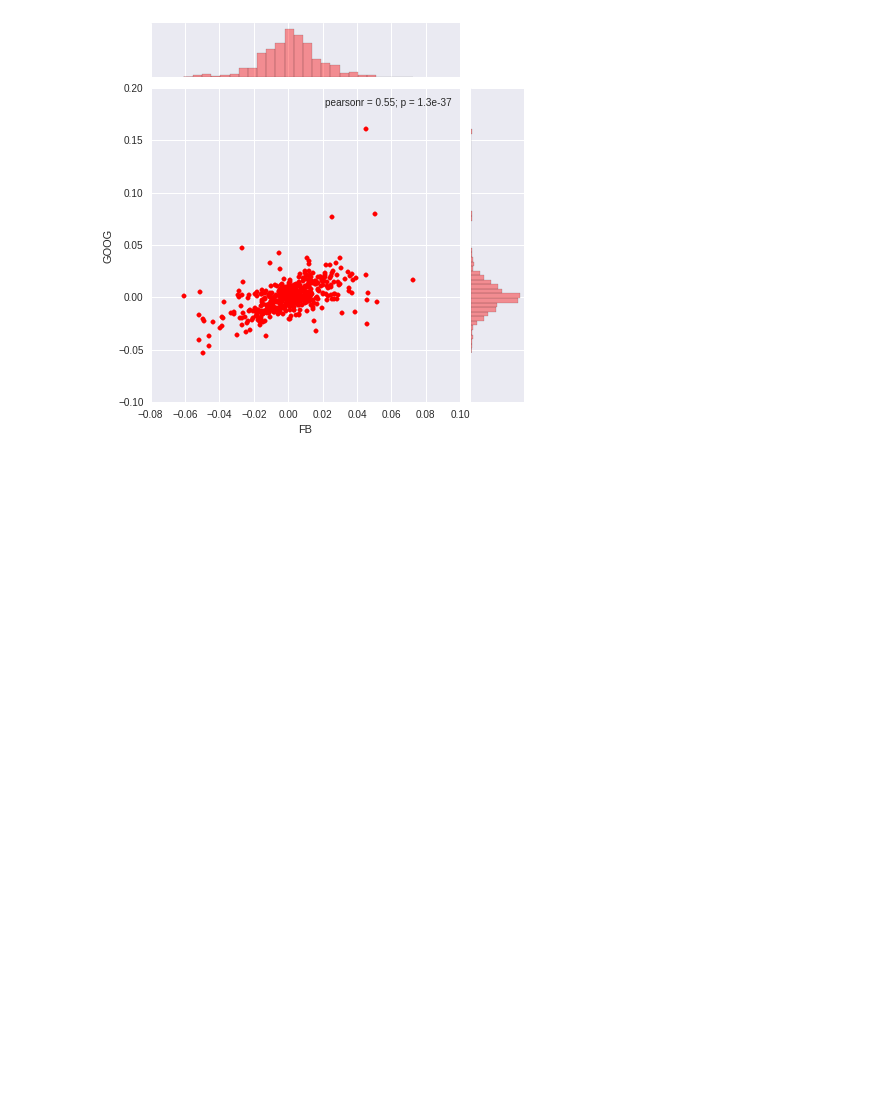
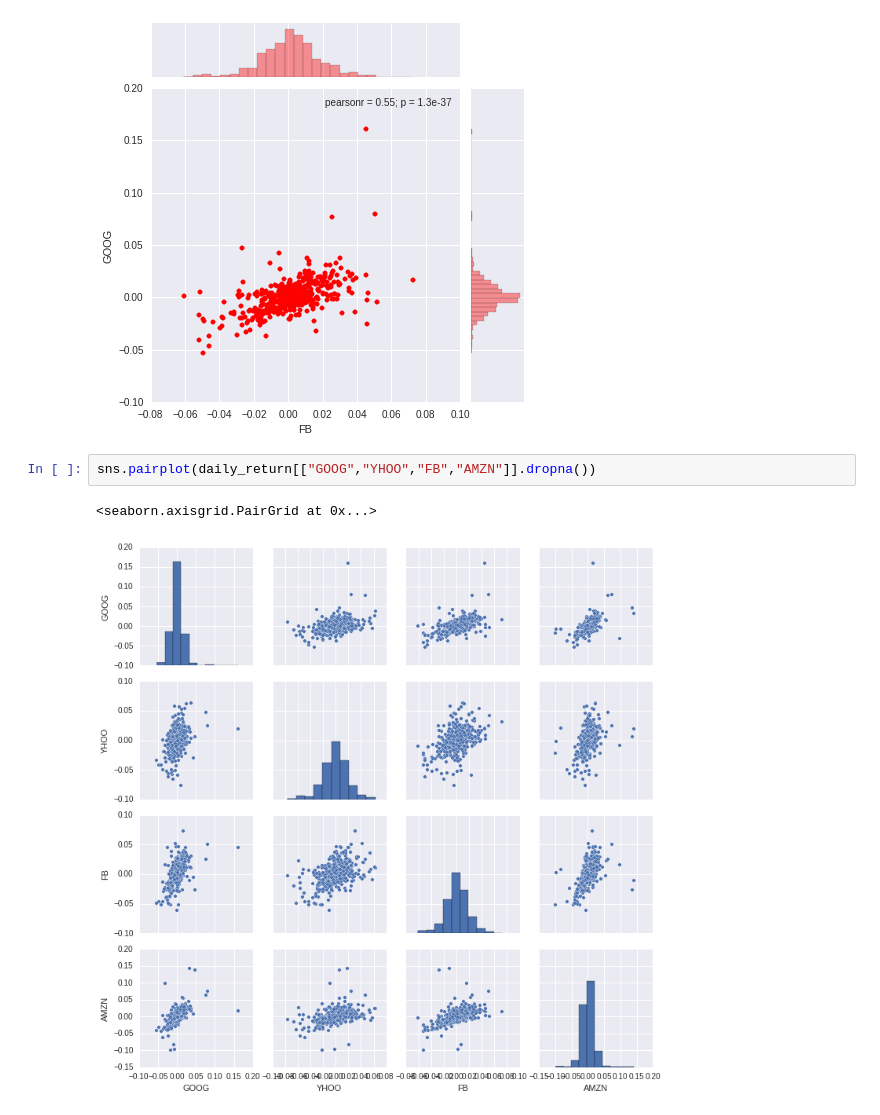
Before and after one commit to inferno9004/Stock-Market-Analysis, a Jupyter notebook: stock_market.ipynb, the cells around one changed output. Saved outputs shown, nothing was run; the diff lists cells and outputs as text; blank space fills up the shorter version.

Commit message:
added new plots

```diff
--- a/stock_market.ipynb
+++ b/stock_market.ipynb
@@ -96,3 +96,8 @@ sns.jointplot("FB","GOOG",daily_return,color = "red")
 # %% [output]
 <seaborn.axisgrid.JointGrid at 0x...>
 [figure]
+# %%
+sns.pairplot(daily_return[["GOOG","YHOO","FB","AMZN"]].dropna())
+# %% [output]
+<seaborn.axisgrid.PairGrid at 0x...>
+[figure, added]
```
